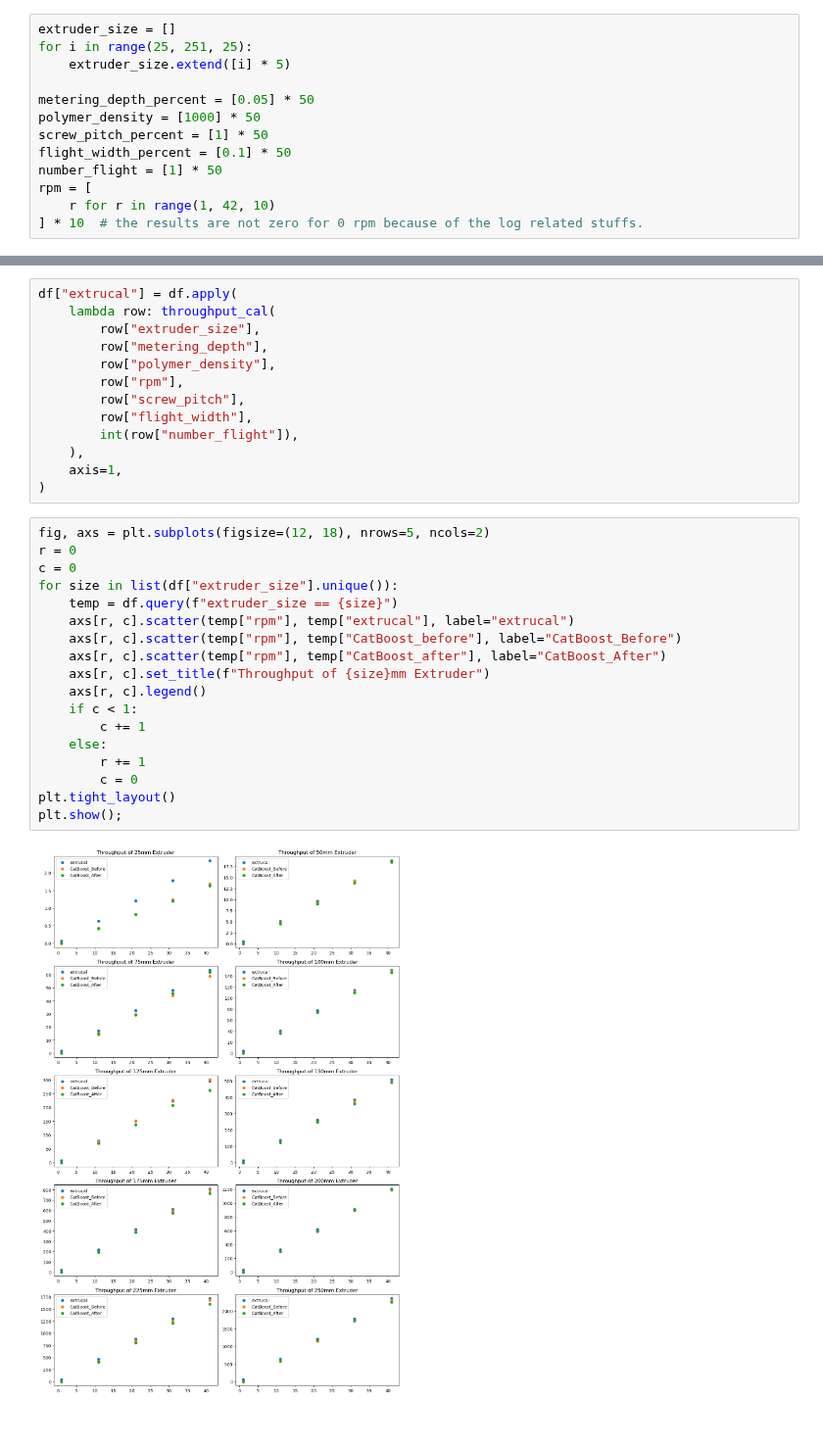
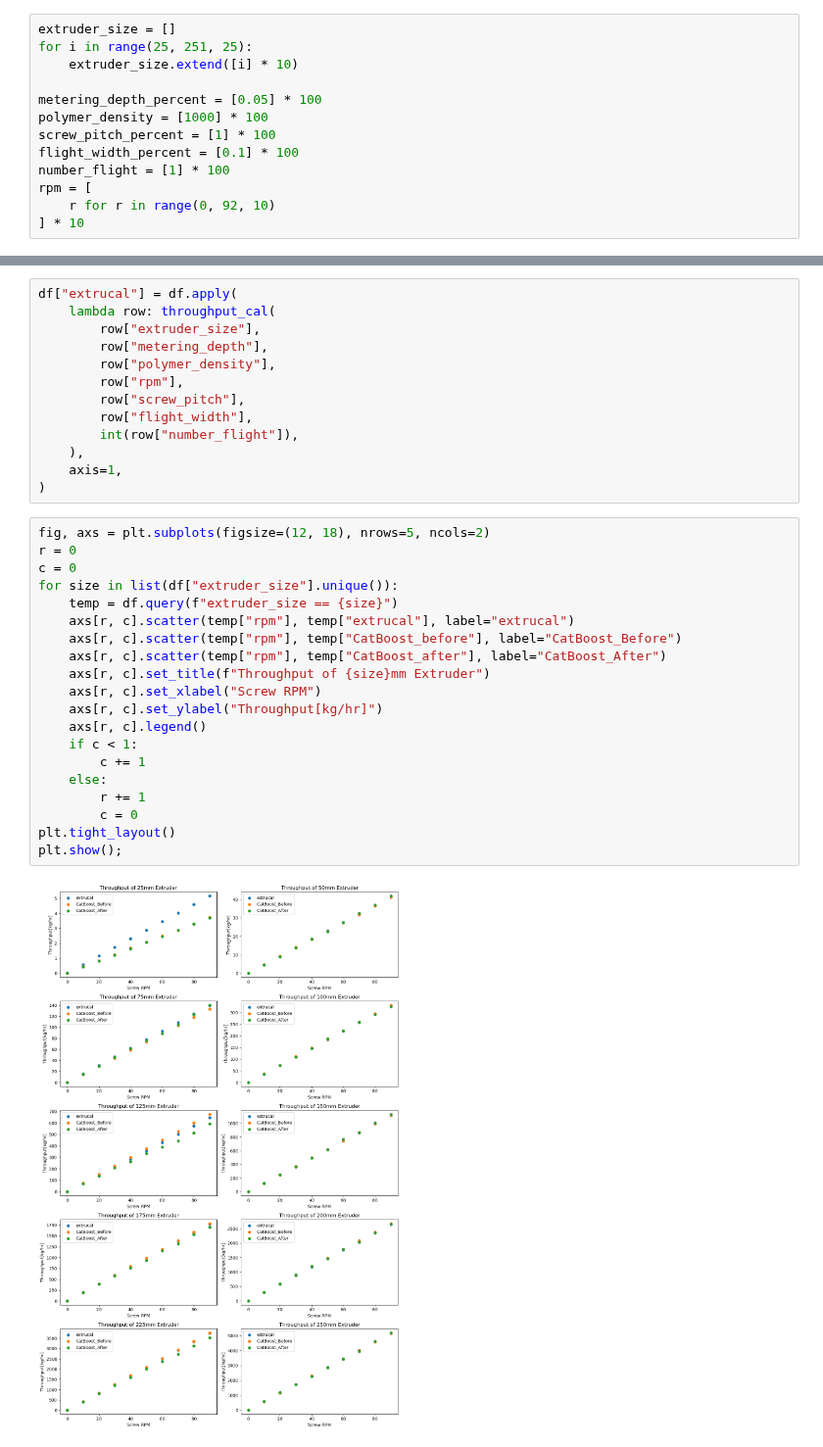
Before and after one commit to johnwslee/extrucal_machine-learning, a Jupyter notebook: notebooks/4_Evaluation_of_Model_Before_After_Optimization.ipynb, the cells around one changed output, grey strips where cells are left out. Shown at 98% size. Drawn from its saved outputs; the diff is of its cells as text.

```diff
--- a/notebooks/4_Evaluation_of_Model_Before_After_Optimization.ipynb
+++ b/notebooks/4_Evaluation_of_Model_Before_After_Optimization.ipynb
@@ -95,16 +95,16 @@ mape(y_test, y_pred_after)
 # %%
 extruder_size = []
 for i in range(25, 251, 25):
-    extruder_size.extend([i] * 5)
+    extruder_size.extend([i] * 10)
 
-metering_depth_percent = [0.05] * 50
-polymer_density = [1000] * 50
-screw_pitch_percent = [1] * 50
-flight_width_percent = [0.1] * 50
-number_flight = [1] * 50
+metering_depth_percent = [0.05] * 100
+polymer_density = [1000] * 100
+screw_pitch_percent = [1] * 100
+flight_width_percent = [0.1] * 100
+number_flight = [1] * 100
 rpm = [
-    r for r in range(1, 42, 10)
-] * 10  # the results are not zero for 0 rpm because of the log related stuffs.
+    r for r in range(0, 92, 10)
+] * 10
 # %%
 df = pd.DataFrame(
     {
@@ -160,21 +160,23 @@ df["extrucal"] = df.apply(
 # %%
 fig, axs = plt.subplots(figsize=(12, 18), nrows=5, ncols=2)
 r = 0
 c = 0
 for size in list(df["extruder_size"].unique()):
     temp = df.query(f"extruder_size == {size}")
     axs[r, c].scatter(temp["rpm"], temp["extrucal"], label="extrucal")
     axs[r, c].scatter(temp["rpm"], temp["CatBoost_before"], label="CatBoost_Before")
     axs[r, c].scatter(temp["rpm"], temp["CatBoost_after"], label="CatBoost_After")
     axs[r, c].set_title(f"Throughput of {size}mm Extruder")
+    axs[r, c].set_xlabel("Screw RPM")
+    axs[r, c].set_ylabel("Throughput[kg/hr]")
     axs[r, c].legend()
     if c < 1:
         c += 1
     else:
         r += 1
         c = 0
 plt.tight_layout()
 plt.show();
 # %% [output]
-[figure, old version]
+[figure, new version]
 # %% [markdown]
```
Also changed, not shown: parts of 2 cells of this notebook, 8 other files.
